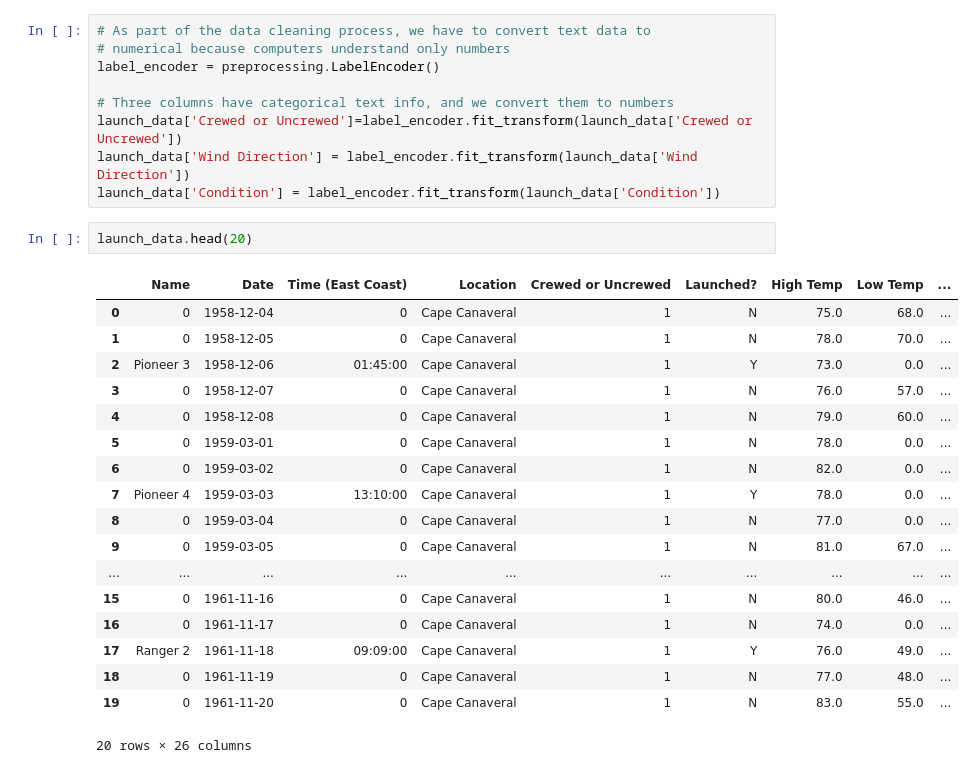
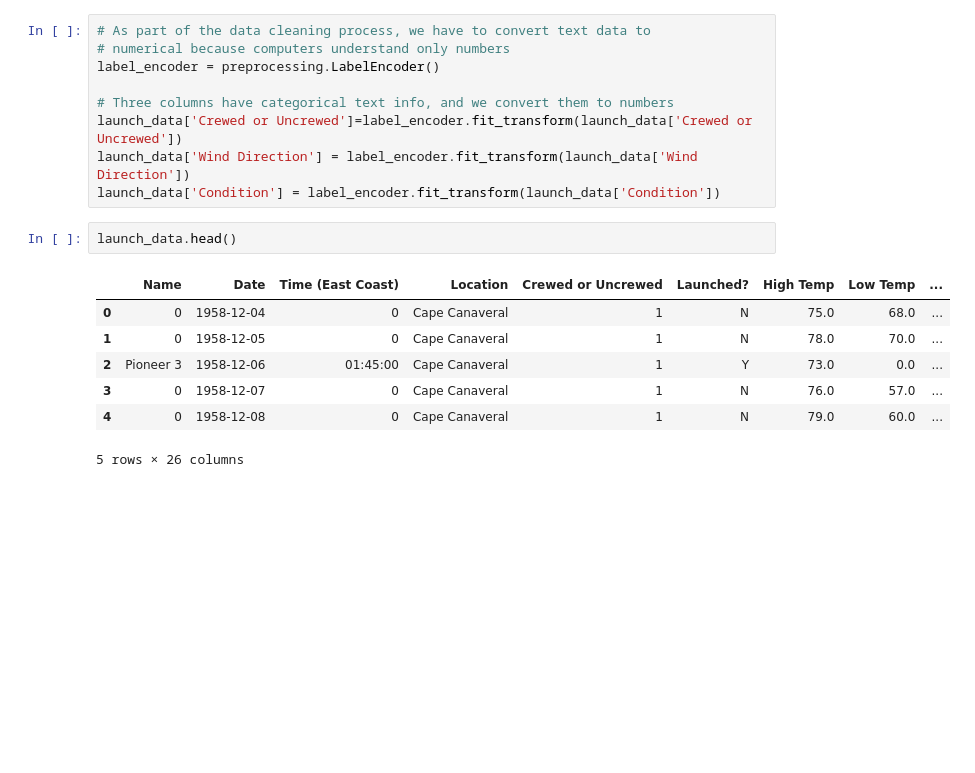
Before and after one commit to olusolaadek/30DaysOfDataScience, a Jupyter notebook: Data-collection-and-manipulation/data-maipulation.ipynb, the cells around one changed output. Cells and saved outputs as stored; diff of their text form; blank space fills up the shorter version.

```diff
--- a/Data-collection-and-manipulation/data-maipulation.ipynb
+++ b/Data-collection-and-manipulation/data-maipulation.ipynb
@@ -159,23 +159,12 @@ launch_data['Crewed or Uncrewed']=label_encoder.fit_transform(launch_data['Crewe
 launch_data['Wind Direction'] = label_encoder.fit_transform(launch_data['Wind Direction'])
 launch_data['Condition'] = label_encoder.fit_transform(launch_data['Condition'])
 # %%
-launch_data.head(20)
+launch_data.head()
 # %% [output]
 |  | Name | Date | Time (East Coast) | Location | Crewed or Uncrewed | Launched? | High Temp | Low Temp | ... |
 | 0 | 0 | 1958-12-04 | 0 | Cape Canaveral | 1 | N | 75.0 | 68.0 | ... |
 | 1 | 0 | 1958-12-05 | 0 | Cape Canaveral | 1 | N | 78.0 | 70.0 | ... |
 | 2 | Pioneer 3 | 1958-12-06 | 01:45:00 | Cape Canaveral | 1 | Y | 73.0 | 0.0 | ... |
 | 3 | 0 | 1958-12-07 | 0 | Cape Canaveral | 1 | N | 76.0 | 57.0 | ... |
 | 4 | 0 | 1958-12-08 | 0 | Cape Canaveral | 1 | N | 79.0 | 60.0 | ... |
-| 5 | 0 | 1959-03-01 | 0 | Cape Canaveral | 1 | N | 78.0 | 0.0 | ... |
-| 6 | 0 | 1959-03-02 | 0 | Cape Canaveral | 1 | N | 82.0 | 0.0 | ... |
-| 7 | Pioneer 4 | 1959-03-03 | 13:10:00 | Cape Canaveral | 1 | Y | 78.0 | 0.0 | ... |
-| 8 | 0 | 1959-03-04 | 0 | Cape Canaveral | 1 | N | 77.0 | 0.0 | ... |
-| 9 | 0 | 1959-03-05 | 0 | Cape Canaveral | 1 | N | 81.0 | 67.0 | ... |
-| ... | ... | ... | ... | ... | ... | ... | ... | ... | ... |
-| 15 | 0 | 1961-11-16 | 0 | Cape Canaveral | 1 | N | 80.0 | 46.0 | ... |
-| 16 | 0 | 1961-11-17 | 0 | Cape Canaveral | 1 | N | 74.0 | 0.0 | ... |
-| 17 | Ranger 2 | 1961-11-18 | 09:09:00 | Cape Canaveral | 1 | Y | 76.0 | 49.0 | ... |
-| 18 | 0 | 1961-11-19 | 0 | Cape Canaveral | 1 | N | 77.0 | 48.0 | ... |
-| 19 | 0 | 1961-11-20 | 0 | Cape Canaveral | 1 | N | 83.0 | 55.0 | ... |
-20 rows × 26 columns
+5 rows × 26 columns
```
Also changed, not shown: parts of 1 cell of this notebook, 3 other files.
